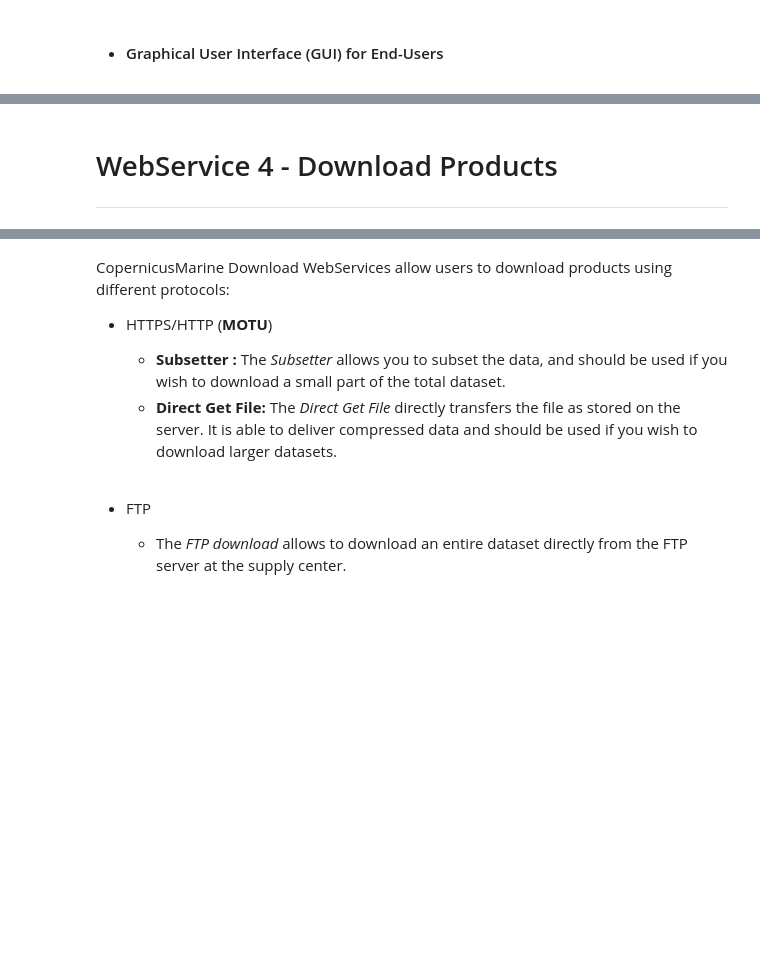
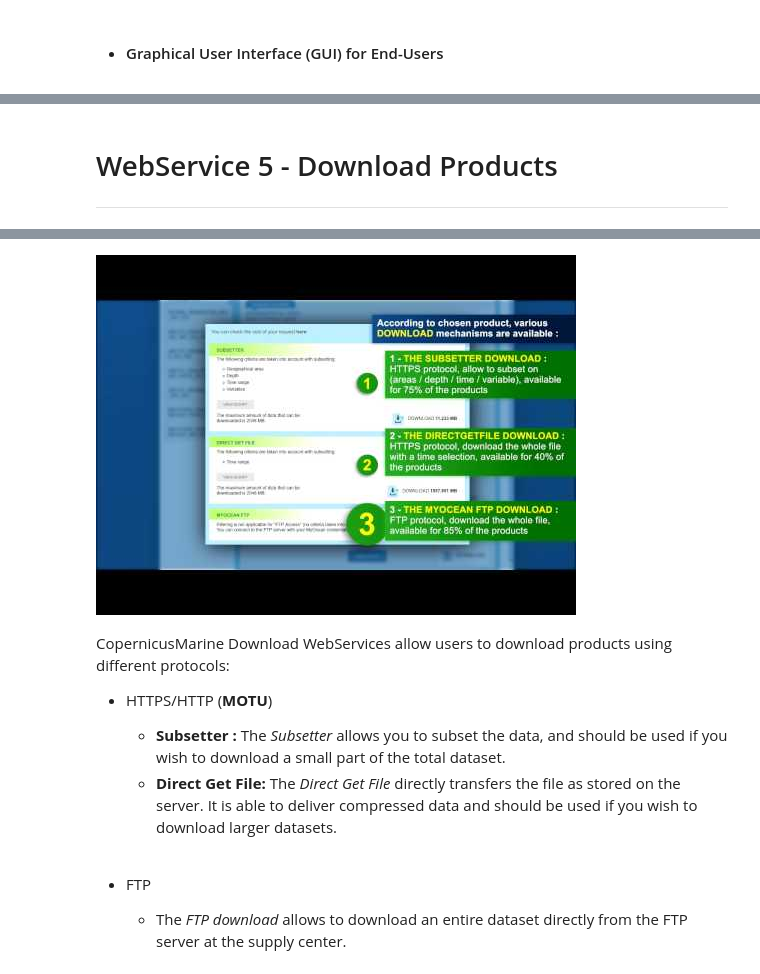
Before and after one commit to copernicusmarinegist/copernicus-venv, a Jupyter notebook: 00-Getting-Started.ipynb, the cells around one changed output, grey strips where cells are left out. Cells and saved outputs as stored; diff of their text form; code cells hidden in the pictures; blank space fills up the shorter version.

```diff
--- a/00-Getting-Started.ipynb
+++ b/00-Getting-Started.ipynb
@@ -394,7 +240,7 @@ Then launch the below cell (by removing the comment `#`) and use the left panel
 # %% [markdown]
-# WebService 4 - Download Products
+# WebService 5 - Download Products
 ---
 # %%
 # Display HOWTO Video about DISCOVERING and SEARCHING for Copernicus Marine Product within the notebook
-HTML('<iframe width="560" height="315" src="https://www.youtube.com/embed/joQG3z6_Vpg?start=2" frameborder="0" allowfullscreen></iframe>')
+YouTubeVideo('joQG3z6_Vpg', width="560", height="315")
 # %% [output]
@@ -402,3 +247,4 @@ HTML('<iframe width="560" height="315" src="https://www.youtube.com/embed/joQG3z
+[figure, added]
 # %% [markdown]
 CopernicusMarine Download WebServices allow users to download products using different protocols:
  - HTTPS/HTTP (**MOTU**)
```
Also changed, not shown: parts of 159 cells of this notebook.
